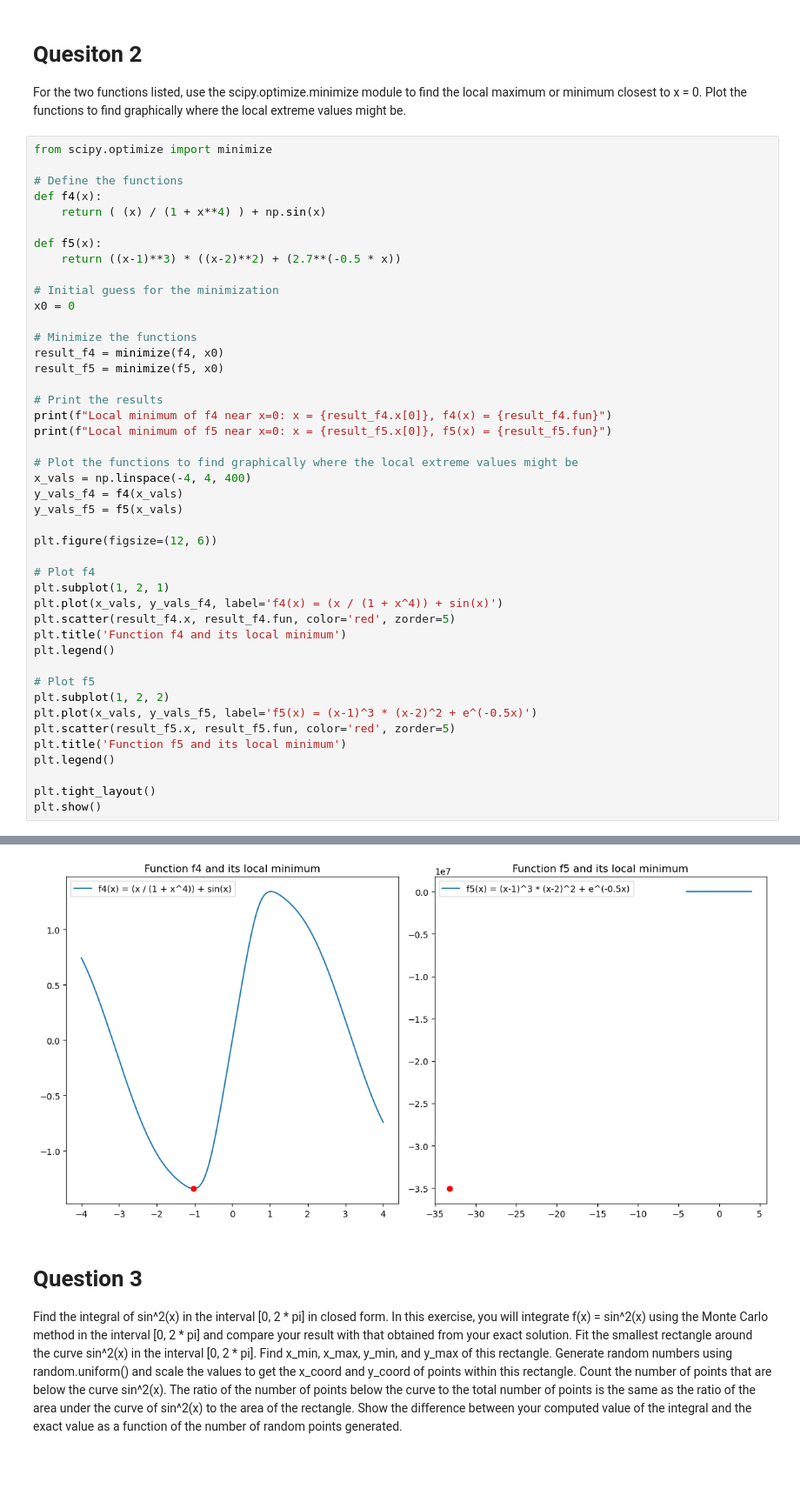
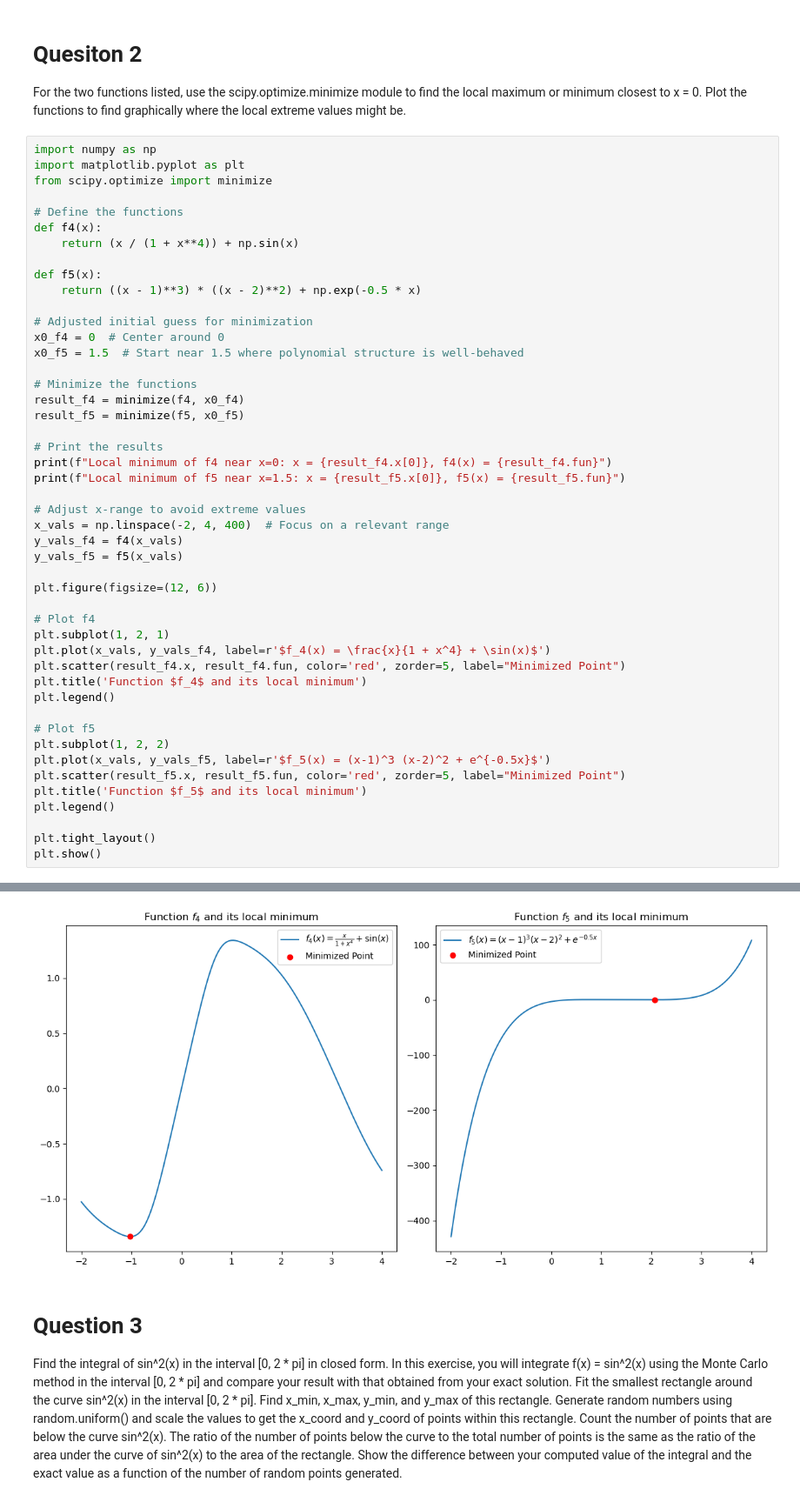
Before and after one commit to Quantum-Impulse/Sci-Comp, a Jupyter notebook: work/A4.ipynb, the cells around one changed output, grey strips where cells are left out. Shown at 87% size. Saved outputs shown, nothing was run; the diff lists cells and outputs as text; blank space fills up the shorter version.

```diff
--- a/work/A4.ipynb
+++ b/work/A4.ipynb
@@ -88,28 +88,31 @@ Simpson's integration of f3: 1.115045, quad integration of f3: 1.115045
 
 For the two functions listed, use the scipy.optimize.minimize module to find the local maximum or minimum closest to x = 0. Plot the functions to find graphically where the local extreme values might be.
 # %%
+import numpy as np
+import matplotlib.pyplot as plt
 from scipy.optimize import minimize
 
 # Define the functions
 def f4(x):
-    return ( (x) / (1 + x**4) ) + np.sin(x)
+    return (x / (1 + x**4)) + np.sin(x)
 
 def f5(x):
-    return ((x-1)**3) * ((x-2)**2) + (2.7**(-0.5 * x))
+    return ((x - 1)**3) * ((x - 2)**2) + np.exp(-0.5 * x)
 
-# Initial guess for the minimization
-x0 = 0
+# Adjusted initial guess for minimization
+x0_f4 = 0  # Center around 0
+x0_f5 = 1.5  # Start near 1.5 where polynomial structure is well-behaved
 
 # Minimize the functions
-result_f4 = minimize(f4, x0)
-result_f5 = minimize(f5, x0)
+result_f4 = minimize(f4, x0_f4)
+result_f5 = minimize(f5, x0_f5)
 
 # Print the results
 print(f"Local minimum of f4 near x=0: x = {result_f4.x[0]}, f4(x) = {result_f4.fun}")
-print(f"Local minimum of f5 near x=0: x = {result_f5.x[0]}, f5(x) = {result_f5.fun}")
+print(f"Local minimum of f5 near x=1.5: x = {result_f5.x[0]}, f5(x) = {result_f5.fun}")
 
-# Plot the functions to find graphically where the local extreme values might be
-x_vals = np.linspace(-4, 4, 400)
+# Adjust x-range to avoid extreme values
+x_vals = np.linspace(-2, 4, 400)  # Focus on a relevant range
 y_vals_f4 = f4(x_vals)
 y_vals_f5 = f5(x_vals)
 
@@ -117,16 +120,16 @@ plt.figure(figsize=(12, 6))
 
 # Plot f4
 plt.subplot(1, 2, 1)
-plt.plot(x_vals, y_vals_f4, label='f4(x) = (x / (1 + x^4)) + sin(x)')
-plt.scatter(result_f4.x, result_f4.fun, color='red', zorder=5)
-plt.title('Function f4 and its local minimum')
+plt.plot(x_vals, y_vals_f4, label=r'$f_4(x) = \frac{x}{1 + x^4} + \sin(x)$')
+plt.scatter(result_f4.x, result_f4.fun, color='red', zorder=5, label="Minimized Point")
+plt.title('Function $f_4$ and its local minimum')
 plt.legend()
 
 # Plot f5
 plt.subplot(1, 2, 2)
-plt.plot(x_vals, y_vals_f5, label='f5(x) = (x-1)^3 * (x-2)^2 + e^(-0.5x)')
-plt.scatter(result_f5.x, result_f5.fun, color='red', zorder=5)
-plt.title('Function f5 and its local minimum')
+plt.plot(x_vals, y_vals_f5, label=r'$f_5(x) = (x-1)^3 (x-2)^2 + e^{-0.5x}$')
+plt.scatter(result_f5.x, result_f5.fun, color='red', zorder=5, label="Minimized Point")
+plt.title('Function $f_5$ and its local minimum')
 plt.legend()
 
 plt.tight_layout()
@@ -137,4 +140,4 @@ Local minimum of f5 near x=0: x = -33.190791155785, f5(x) = -35088143.61975122
-[figure, old version]
+[figure, new version]
 # %% [markdown]
 # Question 3
 
```
Also changed, not shown: parts of 1 cell of this notebook, 2 other files.
